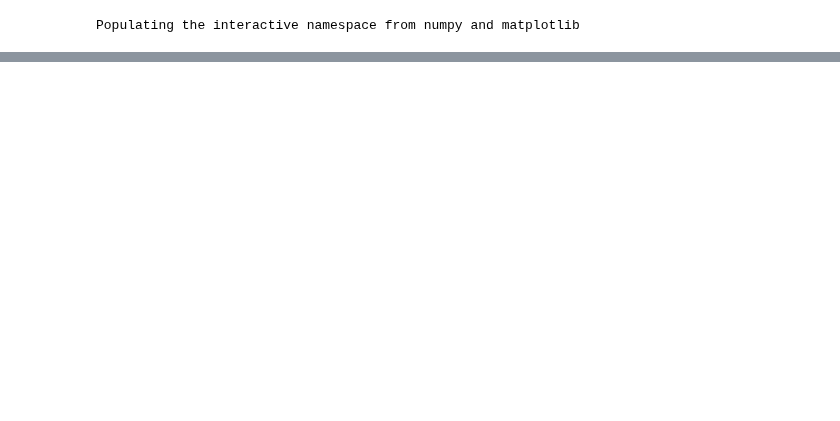
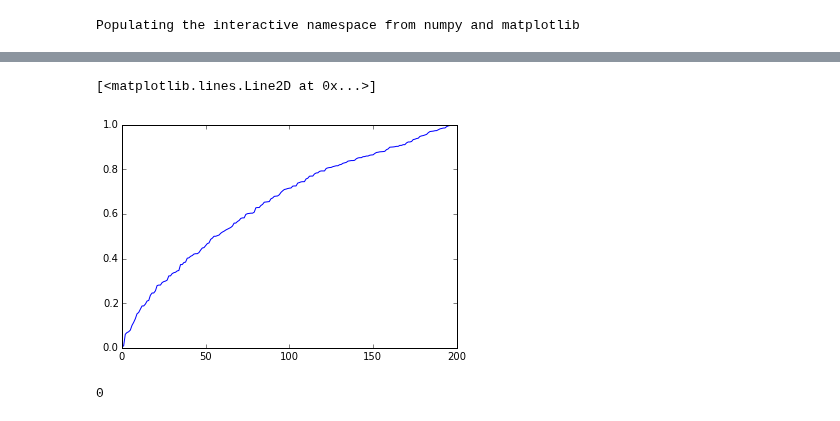
Before and after one commit to milcent/benford_py, a Jupyter notebook: Benford.ipynb, the cells around one changed output, grey strips where cells are left out. Drawn from its saved outputs; the diff is of its cells as text; code cells hidden in the pictures; blank space fills up the shorter version.

```diff
--- a/Benford.ipynb
+++ b/Benford.ipynb
@@ -113,0 +171,10 @@ None
+# %%
+plt.plot(np.arange(len(tt)), tt.mantissas)
+# %% [output]
+[<matplotlib.lines.Line2D at 0x...>]
+[figure, added]
+# %%
+tt['m2'] = _get_mantissas_(tt.numbers)
+sum(tt.mantissas!=tt.m2)
+# %% [output]
+0
```
Also changed, not shown: parts of 12 cells of this notebook, 1 other file.
